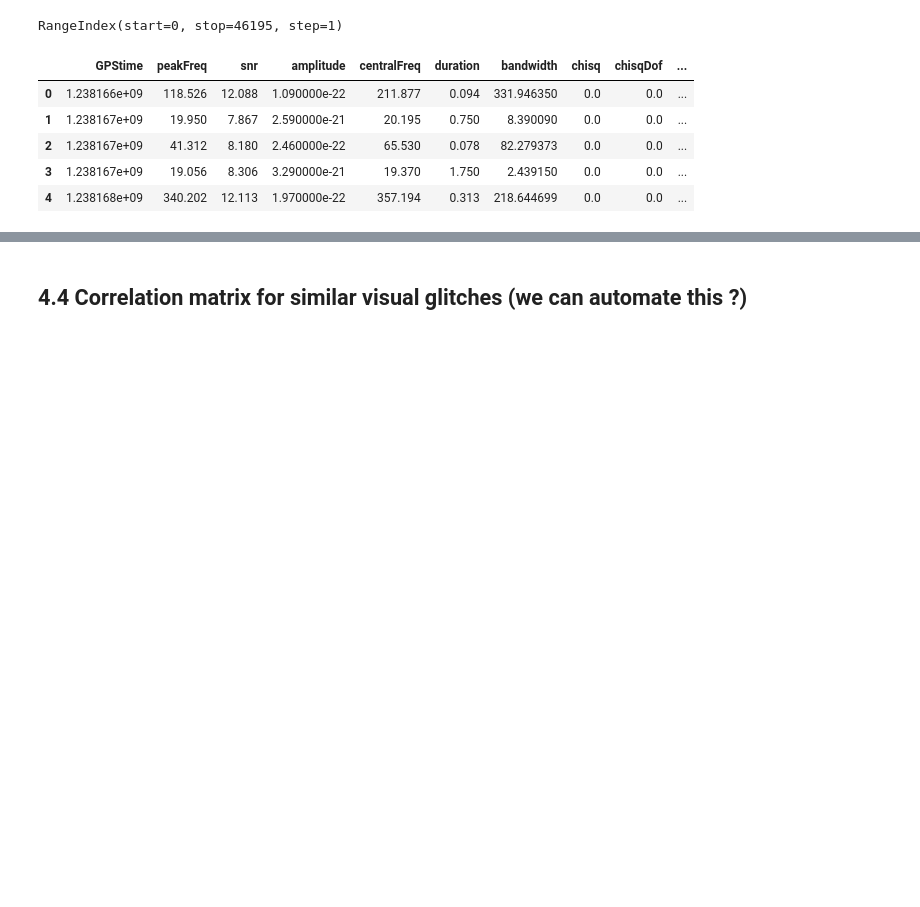
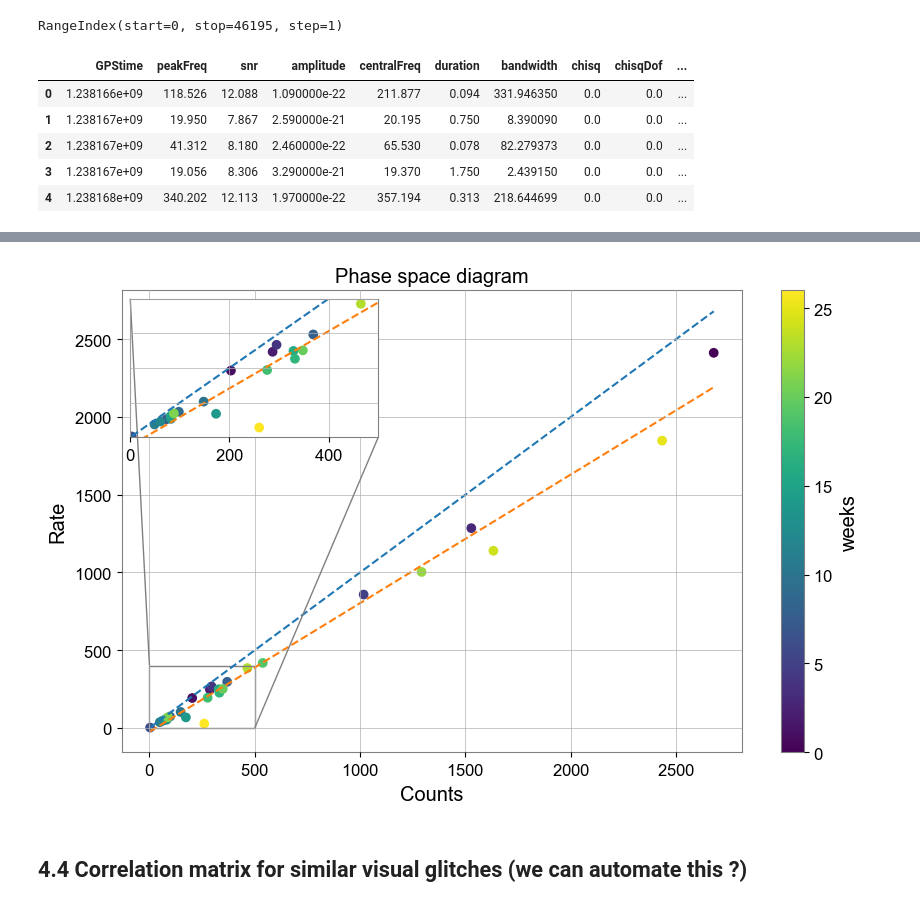
Before and after one commit to physerikc/gravitational-waves, a Jupyter notebook: glitch_statistic_O3run.ipynb, the cells around one changed output, grey strips where cells are left out. Drawn from its saved outputs; the diff is of its cells as text; code cells hidden in the pictures; blank space fills up the shorter version.

```diff
--- a/glitch_statistic_O3run.ipynb
+++ b/glitch_statistic_O3run.ipynb
@@ -254,3 +291,50 @@ plt.plot(time_gps, Q)
+# %%
+plt.figure(figsize=(10,6))
+main_plt = plt.gca()
+
+# main plot
+weeks = np.arange(len(counts))
+scatter = main_plt.scatter(counts, rate, marker='o', c=weeks, cmap='viridis')
+
+# details main plot
+main_plt.set_title('Phase space diagram')
+main_plt.set_xlabel('Counts')
+main_plt.set_ylabel('Rate')
+
+# ideal line for detector y = x
+x_ideal, y_ideal = np.linspace(min(counts), max(counts), 10), np.linspace(min(counts), max(counts), 10)
+main_plt.plot(x_ideal, y_ideal, linestyle='--', label=f'optimal operation')
+
+# linear regression
+a, b = np.polyfit(counts, rate, deg=1)
+x_reg = np.linspace(min(counts), max(counts), 10)
+y_reg = a * x_reg + b
+main_plt.plot(x_reg, y_reg, '--', label=f'linear regression = {a:.2f}·x + {b:.2f}')
+
+# inset plot
+axins = inset_axes(main_plt, width="40%", height="30%", loc='upper left')
+
+axins.scatter(counts, rate, marker='o', c=weeks, cmap='viridis')
+axins.plot(x_ideal, y_ideal, linestyle='--', label=f'optimal operation')
+axins.plot(x_reg, y_reg, '--', label=f'linear regression = {a:.2f}·x + {b:.2f}')
+
+# Define limits for zoom
+x1, x2 = 0, 500
+y1, y2 = 0, 400
+axins.set_xlim(x1, x2)
+axins.set_ylim(y1, y2)
+
+# Conection between both graph
+mark_inset(main_plt, axins, loc1=2, loc2=4, fc="none", ec="0.5")
+
+# details
+axins.tick_params(axis='y', left=False, labelleft=False)
+cbar = plt.colorbar(scatter)
+cbar.set_label('weeks')
+plt.grid(True)
+plt.show()
+# %% [output]
+[figure, added]
 # %% [markdown]
 ## 4.4 Correlation matrix for similar visual glitches (we can automate this ?)
 # %% [markdown]
```
Also changed, not shown: parts of 42 cells of this notebook.
